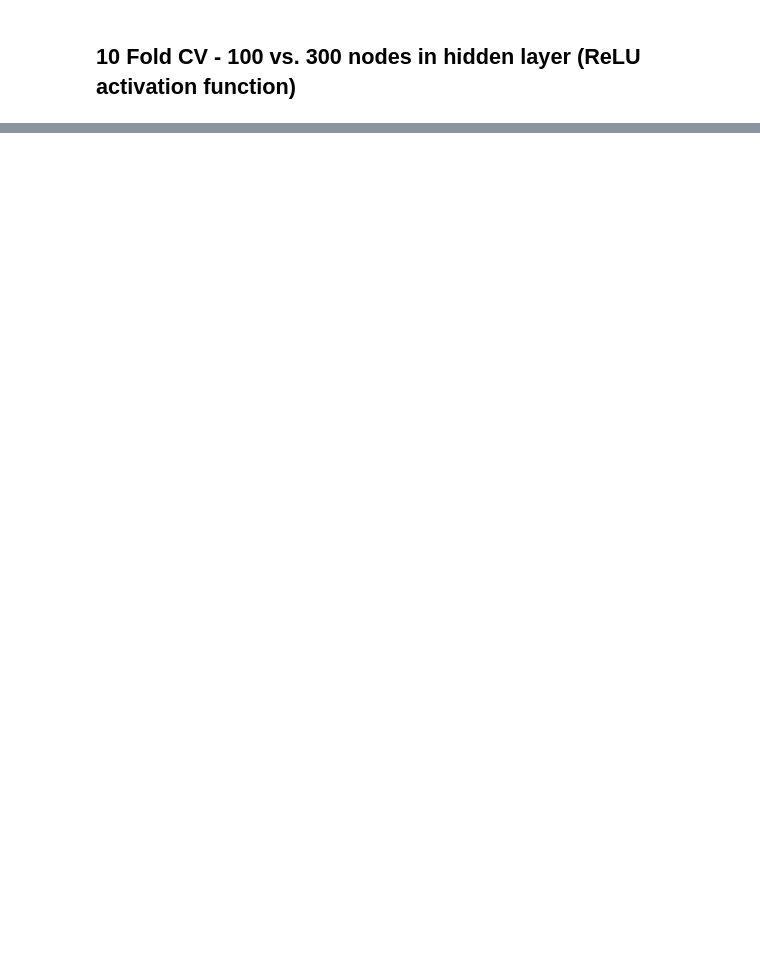
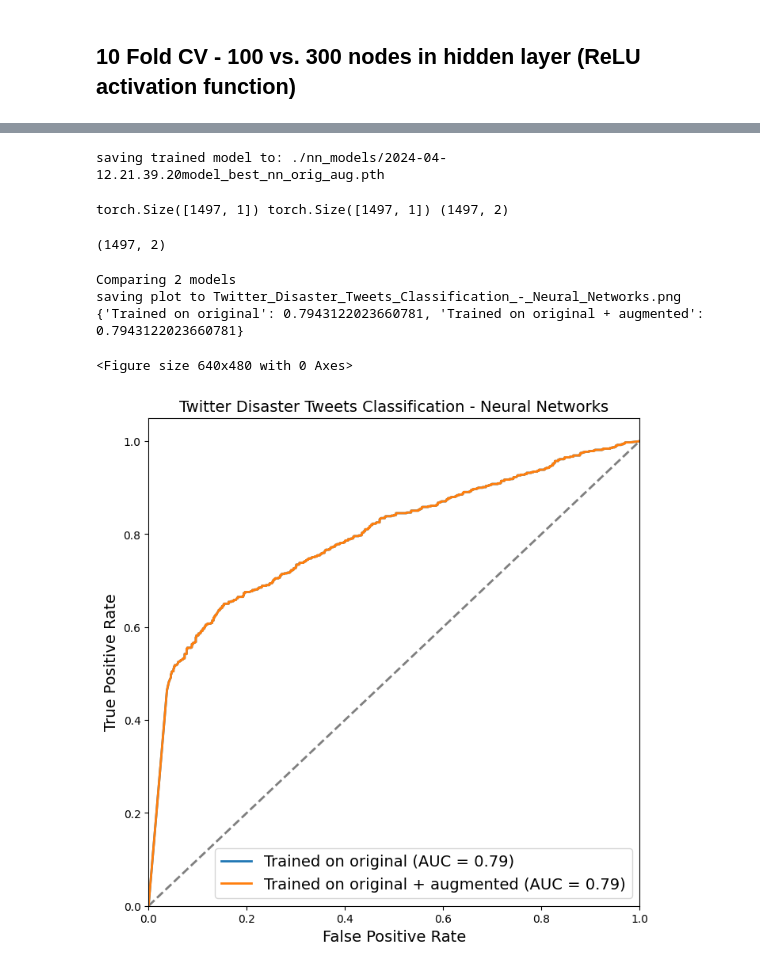
Before and after one commit to MichaelSzczepaniak/llmamd, a Jupyter notebook: neural_net.ipynb, the cells around one changed output, grey strips where cells are left out. Drawn from its saved outputs; the diff is of its cells as text; code cells hidden in the pictures; blank space fills up the shorter version.

Commit message:
train nn models on orig and orig+aug, but results are identical

```diff
--- a/neural_net.ipynb
+++ b/neural_net.ipynb
@@ -223,0 +373,50 @@ CV on two models took 39.81809523105621 minutes to run
+# %%
+# train the final model on the entire original + augmented training set
+X = torch.tensor(train_train_aug_data, dtype=torch.float32)
+y = torch.tensor(train_train_aug_labels, dtype=torch.float32).reshape(-1, 1)  # make single col vector (N x 1)
+# training and validation are the same in final training
+acc, model_best_nn_orig_aug = pt.nn_train(model_h_relu_100, X, y, X, y)  # train on original + aug data
+time_stamp = datetime.now().strftime('%Y-%m-%d.%H.%M.%S')
+file_name = './nn_models/' + time_stamp + 'model_best_nn_orig_aug.pth'
+print(f"saving trained model to: {file_name}")
+torch.save(model_best_nn_orig_aug.state_dict(), file_name)
+# model_best_nn_orig_aug = model_h_relu_100  # load an empty model for the weights to get loaded into
+# model_best_nn_orig_aug.load_state_dict(torch.load(file_name))
+# print(model_best_nn_orig_aug)
+# %% [output]
+saving trained model to: ./nn_models/2024-04-12.21.39.20model_best_nn_orig_aug.pth
+# %%
+# both models tested on same labeled test data held out from training
+X_test = torch.tensor(feats_matrix_train_test, dtype=torch.float32)
+y_test = torch.tensor(labels_train_test, dtype=torch.float32).reshape(-1, 1)  # make single col vector (N x 1)
+# %%
+# evaluate the model trained on the original data using the labeled (train) test set
+loaded_model.eval()
+with torch.no_grad():
+    y_mod_orig_probs = model_best_nn_orig(X_test)  # forward pass thru model trained on original data only
+    y_mod_orig_aug_probs = model_best_nn_orig_aug(X_test)  # forward pass w/ same data, but model that was trained on original + aug
+# %%
+y_mods_both_probs = np.hstack((y_mod_orig_probs.numpy(), y_mod_orig_aug_probs.numpy()))  # horiz stack col's so we can plot together
+print(y_mod_orig_probs.shape, y_mod_orig_aug_probs.shape, y_mods_both_probs.shape)
+# %% [output]
+torch.Size([1497, 1]) torch.Size([1497, 1]) (1497, 2)
+# %%
+y_ground_truth = np.reshape(labels_train_test, (-1, 1))
+# ground truth for each model (trained on orig data only and trained on orig + aug data)
+# is the same, so columns for 1st and 2nd model are just horizontally stacked
+y_ground_truth = np.hstack((y_ground_truth, y_ground_truth))
+y_ground_truth.shape  # first 1497 rows are [0, 0], second 1497 rows are [1, 1]
+# %% [output]
+(1497, 2)
+# %%
+roc_neural, auc_neural = pt.get_roc_curves(y_ground_truth, y_mods_both_probs,
+                                           model_names=['Trained on original', 'Trained on original + augmented'],
+                                           plot_title='Twitter Disaster Tweets Classification - Neural Networks')
+print(auc_neural)
+roc_neural.show()
+# %% [output]
+Comparing 2 models
+saving plot to Twitter_Disaster_Tweets_Classification_-_Neural_Networks.png
+{'Trained on original': 0.7943122023660781, 'Trained on original + augmented': 0.7943122023660781}
+<Figure size 640x480 with 0 Axes>
+[figure, added]
```
Also changed, not shown: parts of 11 cells of this notebook.
